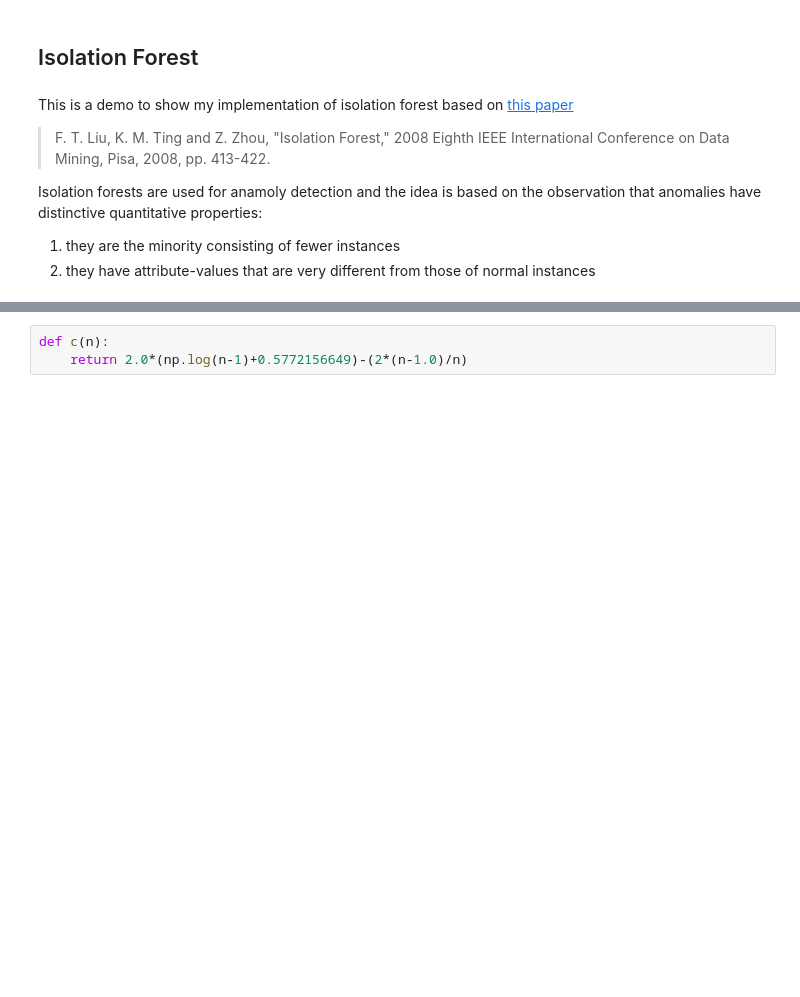
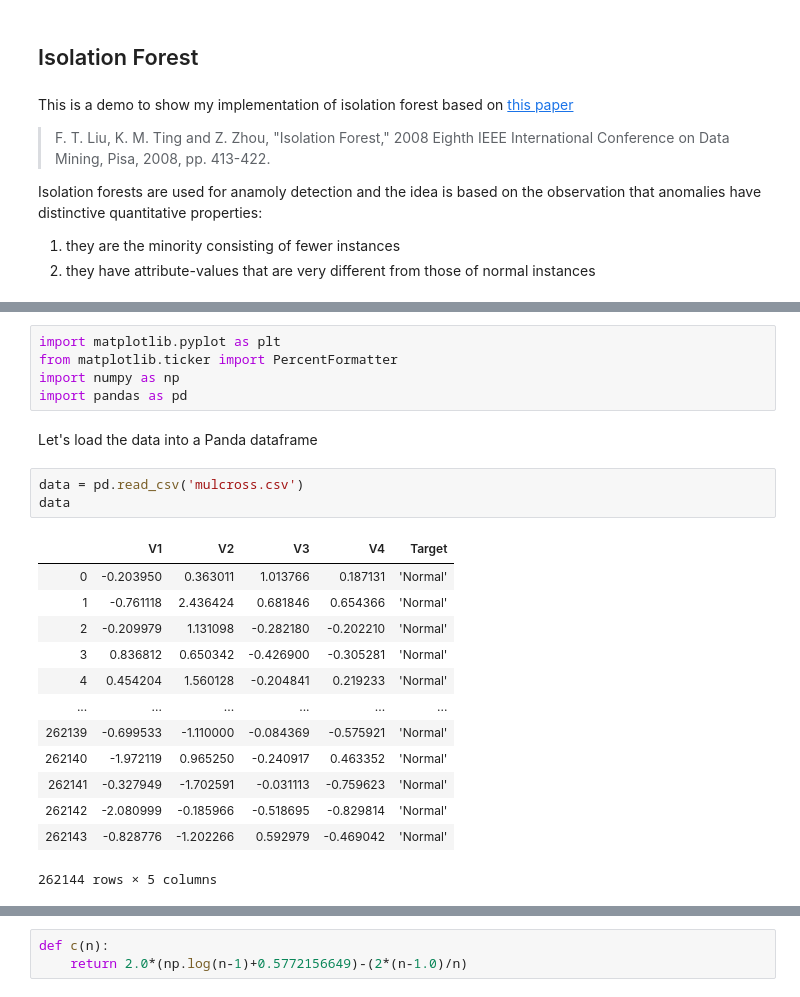
Before and after one commit to MostafaEissa/Isolation-Forest, a Jupyter notebook: Isolation Forest Demo.ipynb, the cells around one changed output, grey strips where cells are left out. Cells and saved outputs as stored; diff of their text form; blank space fills up the shorter version.

```diff
--- a/Isolation Forest Demo.ipynb
+++ b/Isolation Forest Demo.ipynb
@@ -66,0 +21,24 @@ def forest(xTr, yTr, m, maxdepth=np.inf):
+# %%
+import matplotlib.pyplot as plt
+from matplotlib.ticker import PercentFormatter
+import numpy as np
+import pandas as pd
+# %% [markdown]
+Let's load the data into a Panda dataframe
+# %%
+data = pd.read_csv('mulcross.csv')
+data
+# %% [output]
+|  | V1 | V2 | V3 | V4 | Target |
+| 0 | -0.203950 | 0.363011 | 1.013766 | 0.187131 | 'Normal' |
+| 1 | -0.761118 | 2.436424 | 0.681846 | 0.654366 | 'Normal' |
+| 2 | -0.209979 | 1.131098 | -0.282180 | -0.202210 | 'Normal' |
+| 3 | 0.836812 | 0.650342 | -0.426900 | -0.305281 | 'Normal' |
+| 4 | 0.454204 | 1.560128 | -0.204841 | 0.219233 | 'Normal' |
+| ... | ... | ... | ... | ... | ... |
+| 262139 | -0.699533 | -1.110000 | -0.084369 | -0.575921 | 'Normal' |
+| 262140 | -1.972119 | 0.965250 | -0.240917 | 0.463352 | 'Normal' |
+| 262141 | -0.327949 | -1.702591 | -0.031113 | -0.759623 | 'Normal' |
+| 262142 | -2.080999 | -0.185966 | -0.518695 | -0.829814 | 'Normal' |
+| 262143 | -0.828776 | -1.202266 | 0.592979 | -0.469042 | 'Normal' |
+262144 rows × 5 columns
```
Also changed, not shown: parts of 30 cells of this notebook, 2 other files.
